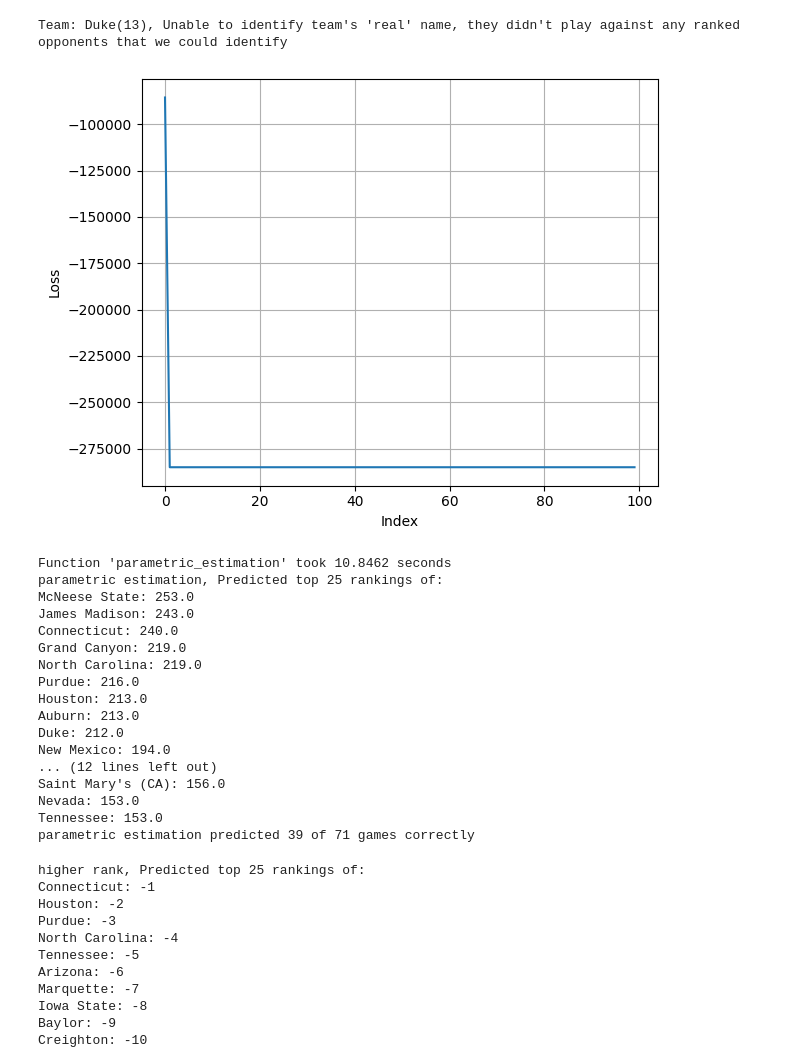
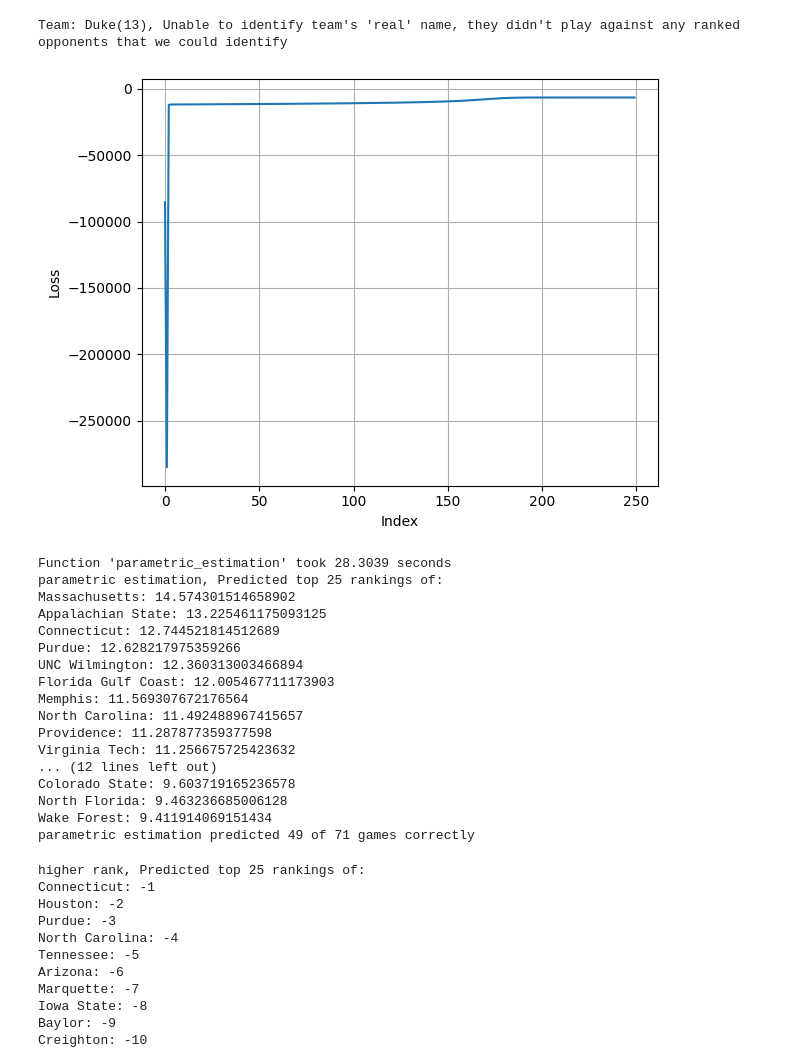
Before and after one commit to sidney3/bmmc, a Jupyter notebook: bmmc.ipynb, the cells around one changed output. Cells and saved outputs as stored; diff of their text form; code cells hidden in the pictures.

```diff
--- a/bmmc.ipynb
+++ b/bmmc.ipynb
@@ -258,7 +258,13 @@ def parametric_estimation(all_games):
     team_count = num_teams  # Total number of teams
     total_num_games = all_games.shape[0]  # Total number of games
     max_point_differential = 20
-    observed_diff = (all_games["For"] - all_games["Against"]).clip(upper=10)
+    diff = (all_games["For"] - all_games["Against"]).clip(upper=10)
+
+    # Apply the logarithmic scaling with sign preservation
+    #observed_diff = diff
+    #diff.apply(lambda x: np.sign(x) * np.log(abs(x) + 1))
+    observed_diff = diff
+
 
     loss_function_results = []
 
@@ -321,25 +327,19 @@ def parametric_estimation(all_games):
         loss_function_results.append(current_loss)
 
         strength_grads = np.array([strength_partial(team_strengths, sigma, p) for p in range(len(team_strengths))])
+        # print(strength_grads)
 
         sigma_new = next_sigma(team_strengths)
         team_strengths_new = team_strengths + (learning_rate * strength_grads)
 
         new_loss = loss_function(team_strengths_new, sigma_new)
 
-        # Check if the new loss is worse
-        if new_loss > current_loss:
-            # Loss increased; revert to previous parameters and reduce learning rate
-            learning_rate *= 0.5
-            return sigma, team_strengths, learning_rate
-        else:
-            # Update parameters and slightly decrease the learning rate if loss improved
-            learning_rate *= 0.9
-            return sigma_new, team_strengths_new, learning_rate
+        # learning_rate *= 0.99
+        return sigma_new, team_strengths_new, learning_rate
 
-    sigma, strengths, learning_rate = 1, np.ones(num_teams), 1
+    sigma, strengths, learning_rate = 1, np.zeros(num_teams), 1
 
-    iterations = 1_00
+    iterations = 250
     for _ in range(iterations):
         sigma, strengths, learning_rate = compute_next_parameters(sigma, strengths, learning_rate)
 
@@ -353,7 +353,11 @@ def parametric_estimation(all_games):
     plt.tight_layout()
     plt.show()
 
-    return {id_to_team[i]: strengths[i] for i in range(team_count)}
+    return sigma, {id_to_team[i]: strengths[i] for i in range(team_count)}
+
+def parametric_estimation_prod(all_games):
+    sigma, strengths = parametric_estimation(all_games)
+    return strengths
 # %%
 """
 Train on the preseason games, test on the march madness games.
@@ -385,26 +389,26 @@ def evaluate_model(model, model_name):
 
     print(f'{model_name} predicted {correct_guesses} of {total_guesses} games correctly')
 # %%
-evaluate_model(parametric_estimation, "parametric estimation")
+evaluate_model(parametric_estimation_prod, "parametric estimation")
 # %% [output]
-[figure, old version]
+[figure, new version]
-Function 'parametric_estimation' took 10.8462 seconds
+Function 'parametric_estimation' took 28.3039 seconds
 parametric estimation, Predicted top 25 rankings of:
-McNeese State: 253.0
-James Madison: 243.0
-Connecticut: 240.0
-Grand Canyon: 219.0
-North Carolina: 219.0
-Purdue: 216.0
-Houston: 213.0
-Auburn: 213.0
-Duke: 212.0
-New Mexico: 194.0
+Massachusetts: 14.574301514658902
+Appalachian State: 13.225461175093125
+Connecticut: 12.744521814512689
+Purdue: 12.628217975359266
+UNC Wilmington: 12.360313003466894
+Florida Gulf Coast: 12.005467711173903
+Memphis: 11.569307672176564
+North Carolina: 11.492488967415657
+Providence: 11.287877359377598
+Virginia Tech: 11.256675725423632
 ... (12 lines left out)
-Saint Mary's (CA): 156.0
-Nevada: 153.0
-Tennessee: 153.0
-parametric estimation predicted 39 of 71 games correctly
+Colorado State: 9.603719165236578
+North Florida: 9.463236685006128
+Wake Forest: 9.411914069151434
+parametric estimation predicted 49 of 71 games correctly
 # %%
 evaluate_model(higher_rank_model, "higher rank")
 # %% [output]
```
Also changed, not shown: parts of 13 cells of this notebook.
